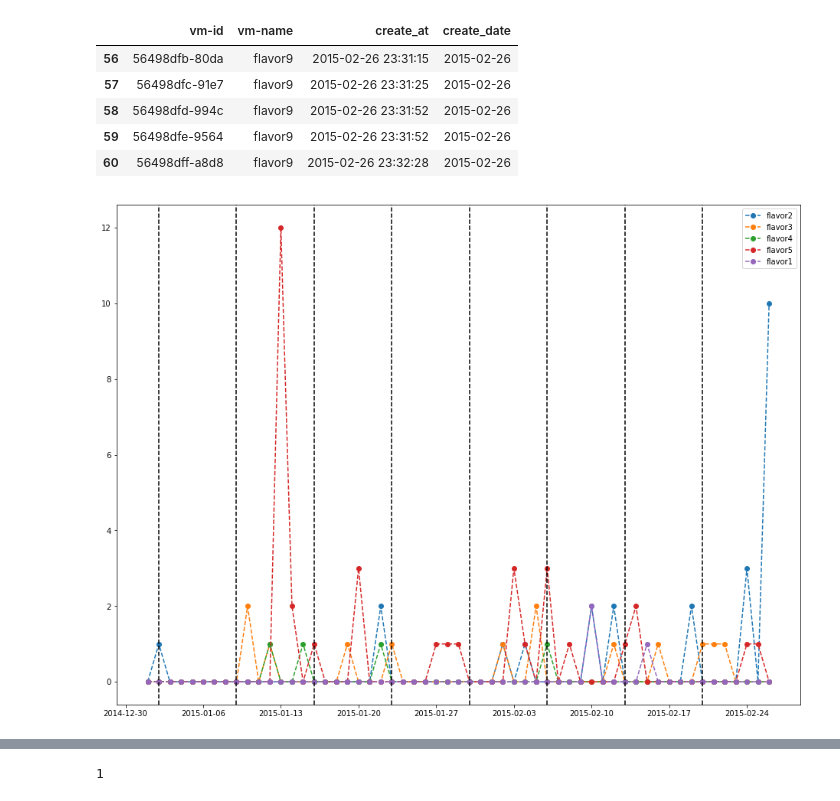
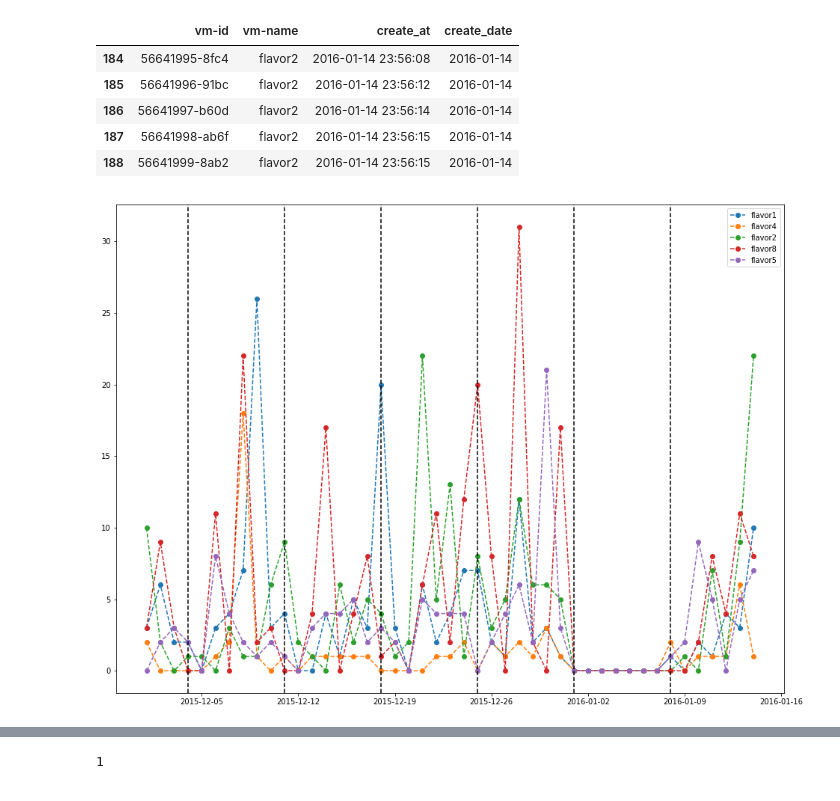
Before and after one commit to netcan/2018-HUAWEI-Codecraft, a Jupyter notebook: auxiliary/flavor_analysis.ipynb, the cells around one changed output, grey strips where cells are left out. Cells and saved outputs as stored; diff of their text form; code cells hidden in the pictures.

```diff
--- a/auxiliary/flavor_analysis.ipynb
+++ b/auxiliary/flavor_analysis.ipynb
@@ -6,8 +6,8 @@ import matplotlib.pyplot as plt
 from datetime import datetime, date, timedelta
 %matplotlib inline
 # %%
-train_data = '../data/用例示例/TrainData_2015.1.1_2015.2.19.txt'
-test_data = '../data/用例示例/TestData_2015.2.20_2015.2.27.txt'
+train_data = '../data/用例示例/TrainData_2015.12.txt'
+test_data = '../data/用例示例/TestData_2016.1.8_2016.1.14.txt'
 df = pd.read_csv(train_data, delimiter='\t', header=None,
                 names=['vm-id', 'vm-name', 'create_at'],
                 parse_dates=['create_at'])
@@ -16,15 +16,16 @@ df_test = pd.read_csv(test_data, delimiter='\t', header=None,
                 parse_dates=['create_at'])
 df = df.append(df_test)
 df['create_date'] = df['create_at'].apply(lambda x: x.date())
+predict_date = date(2016, 1, 8)
 # %%
 df.tail()
 # %% [output]
 |  | vm-id | vm-name | create_at | create_date |
-| 56 | 56498dfb-80da | flavor9 | 2015-02-26 23:31:15 | 2015-02-26 |
-| 57 | 56498dfc-91e7 | flavor9 | 2015-02-26 23:31:25 | 2015-02-26 |
-| 58 | 56498dfd-994c | flavor9 | 2015-02-26 23:31:52 | 2015-02-26 |
-| 59 | 56498dfe-9564 | flavor9 | 2015-02-26 23:31:52 | 2015-02-26 |
-| 60 | 56498dff-a8d8 | flavor9 | 2015-02-26 23:32:28 | 2015-02-26 |
+| 184 | 56641995-8fc4 | flavor2 | 2016-01-14 23:56:08 | 2016-01-14 |
+| 185 | 56641996-91bc | flavor2 | 2016-01-14 23:56:12 | 2016-01-14 |
+| 186 | 56641997-b60d | flavor2 | 2016-01-14 23:56:14 | 2016-01-14 |
+| 187 | 56641998-ab6f | flavor2 | 2016-01-14 23:56:15 | 2016-01-14 |
+| 188 | 56641999-8ab2 | flavor2 | 2016-01-14 23:56:15 | 2016-01-14 |
 # %%
 interval = pd.date_range(df.create_date.min(), df.create_date.max()).tolist()
 # %%
@@ -47,17 +46,19 @@ predict_vm = range(1, 6)
+# %%
+predict_vm = [1, 2, 4, 5, 8]
 # %%
 def plot_per_vm_count(flavors_complete):
     plt.figure(figsize=(16, 12))
-    predict_date = date(2015, 2, 20)
+    predict_date = date(2016, 1, 8)
     for vm_name, flavor in flavors_complete.items():
         if int(vm_name[6:]) in predict_vm:
             plt.plot(flavor.index, flavor['count'], 'o--', label=vm_name)
 
     start_date = predict_date
     while start_date in flavor.index:
         plt.axvline(x=start_date, color='k', linestyle='--')
         start_date -= timedelta(days=during_days)
     plt.legend()
 
 plot_per_vm_count(flavors_complete)
 # %% [output]
-[figure, old version]
+[figure, new version]
```
Also changed, not shown: parts of 6 cells of this notebook, 8 other files.
